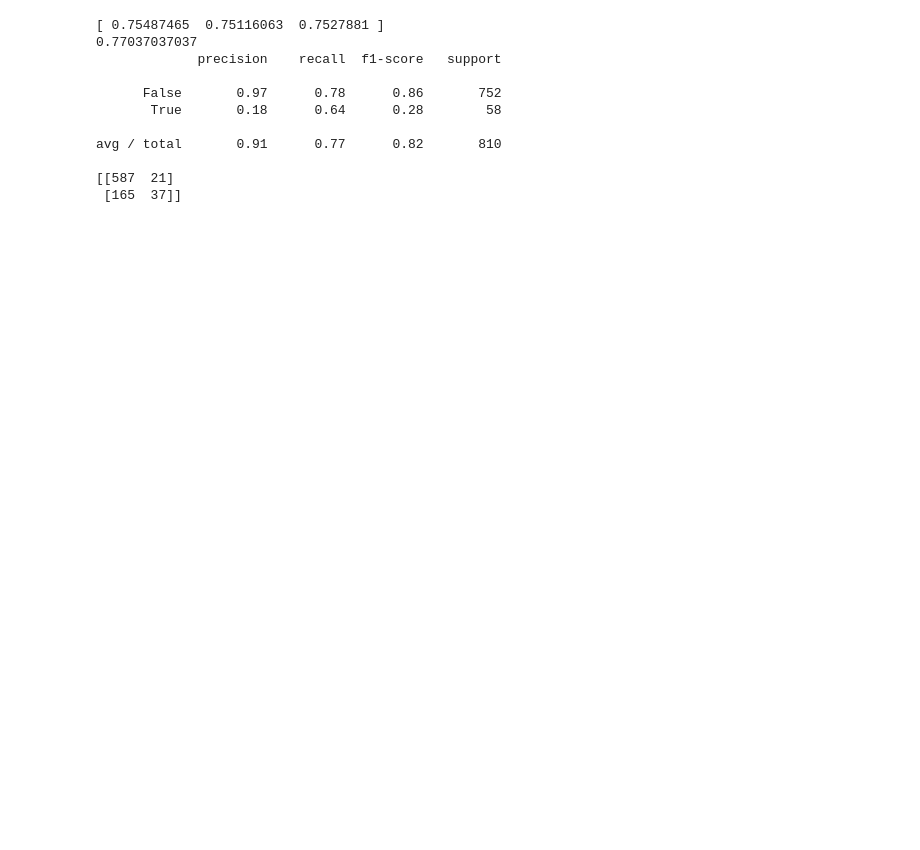
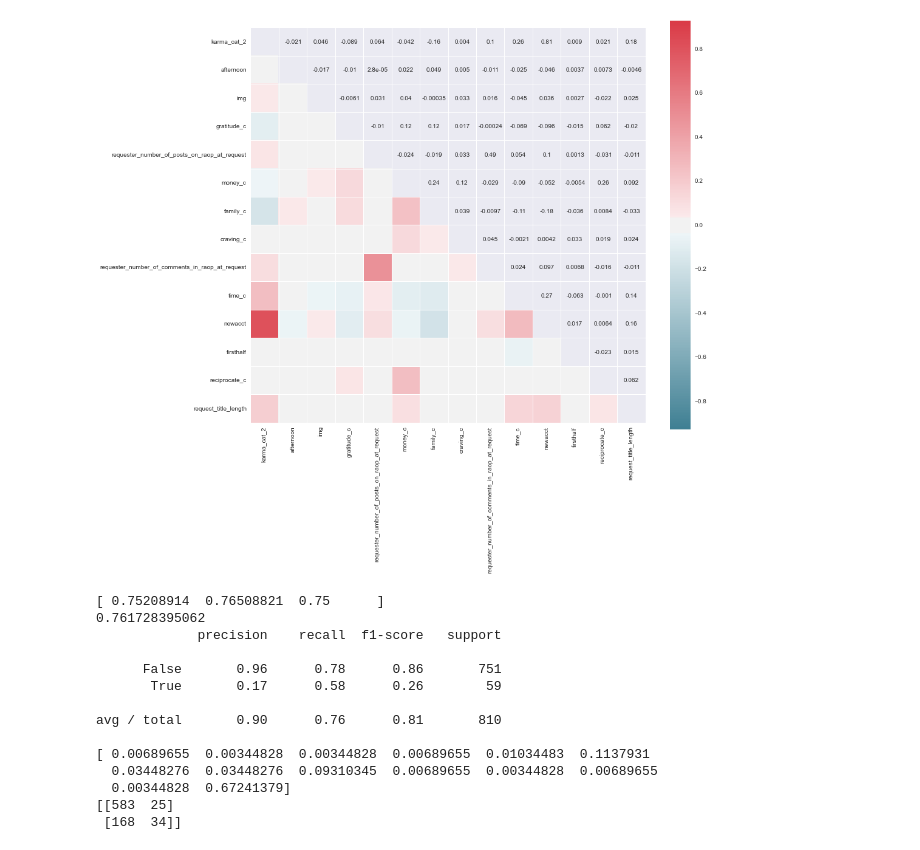
Before and after one commit to friehl/Pizza, a Jupyter notebook: train.ipynb, the cells around one changed output. Drawn from its saved outputs; the diff is of its cells as text; code cells hidden in the pictures; blank space fills up the shorter version.

```diff
--- a/train.ipynb
+++ b/train.ipynb
@@ -117,8 +233,14 @@ test_preprocess = preprocess(test)
 # %%
-features = ['karma_cat_2', 'afternoon', 'link', 'img', 'gratitude_c',
+features = ['karma_cat_2', 'afternoon', 'img', 'gratitude_c',
                    'post_length', 'requester_number_of_posts_on_raop_at_request',
                    'job_c', 'money_c', 'family_c', 'student_c', 'craving_c', 'request_title_length',
-                  'requester_number_of_comments_in_raop_at_request', 'time_c']
+                   'requester_number_of_comments_in_raop_at_request', 'time_c', 'reciprocate_c']
+
+
+features = ['karma_cat_2', 'afternoon', 'img', 'gratitude_c','requester_number_of_posts_on_raop_at_request',
+            'money_c', 'family_c', 'craving_c','requester_number_of_comments_in_raop_at_request', 'time_c',
+            'newacct', 'firsthalf', 'reciprocate_c', 'request_title_length'
+           ]
 
 train_pre = preprocess(train)
 test_pre = preprocess(test)
@@ -145,6 +267,19 @@ train_data, train_labels = data_mat[:train_length], labels[:train_length]
 dev_data, dev_labels = data_mat[train_length:], labels[train_length:]
 
 test_data = scalar.transform(test_pre.values)
+# %%
+# Correlation heatmap all features
+def correlation_heatmap():
+    fig, ax = plt.subplots(figsize=(15, 15), dpi=80)
+    cmap = sns.diverging_palette(220, 10, as_cmap=True)
+    sns.corrplot(train_data, names=features, annot=True, sig_stars=False,
+                 diag_names=False, cmap=cmap, ax=ax)
+    fig.tight_layout()
+
+
+correlation_heatmap()
+# %% [output]
+[figure, added]
 # %%
 def ada_boost():
 
@@ -155,27 +290,26 @@ def ada_boost():
     pred = clf.predict(dev_data)
     print clf.score(dev_data, dev_labels)
     print classification_report(pred, dev_labels)
+    print clf.feature_importances_
 
     cm = confusion_matrix(dev_labels, pred)
     print(cm)
-
-    for i in range(len(pred)):
-        if pred[i] == 0 and dev_labels[i] == 1:
-            #print data_shuffle.all_text.iloc[[i]].tolist()[0]
-            pass
     return clf
 
 
 ada = ada_boost()
 # %% [output]
-[ 0.75487465  0.75116063  0.7527881 ]
-0.77037037037
+[ 0.75208914  0.76508821  0.75      ]
+0.761728395062
              precision    recall  f1-score   support
 
-      False       0.97      0.78      0.86       752
-       True       0.18      0.64      0.28        58
+      False       0.96      0.78      0.86       751
+       True       0.17      0.58      0.26        59
 
-avg / total       0.91      0.77      0.82       810
+avg / total       0.90      0.76      0.81       810
 
-[[587  21]
- [165  37]]
+[ 0.00689655  0.00344828  0.00344828  0.00689655  0.01034483  0.1137931
+  0.03448276  0.03448276  0.09310345  0.00689655  0.00344828  0.00689655
+  0.00344828  0.67241379]
+[[583  25]
+ [168  34]]
```
Also changed, not shown: parts of 13 cells of this notebook.
